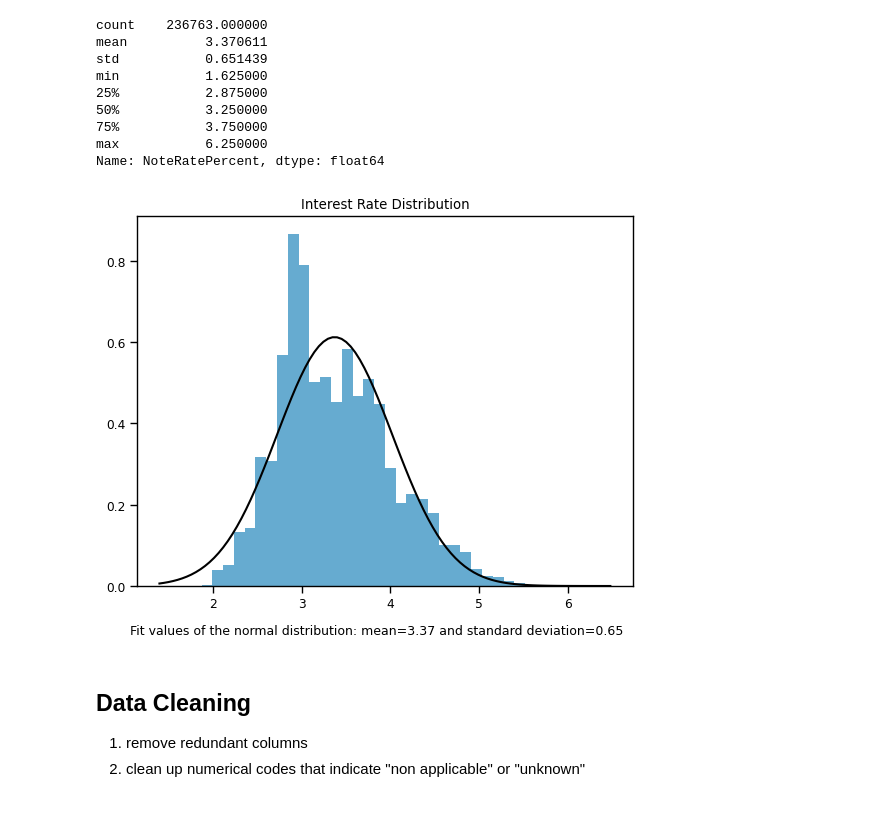
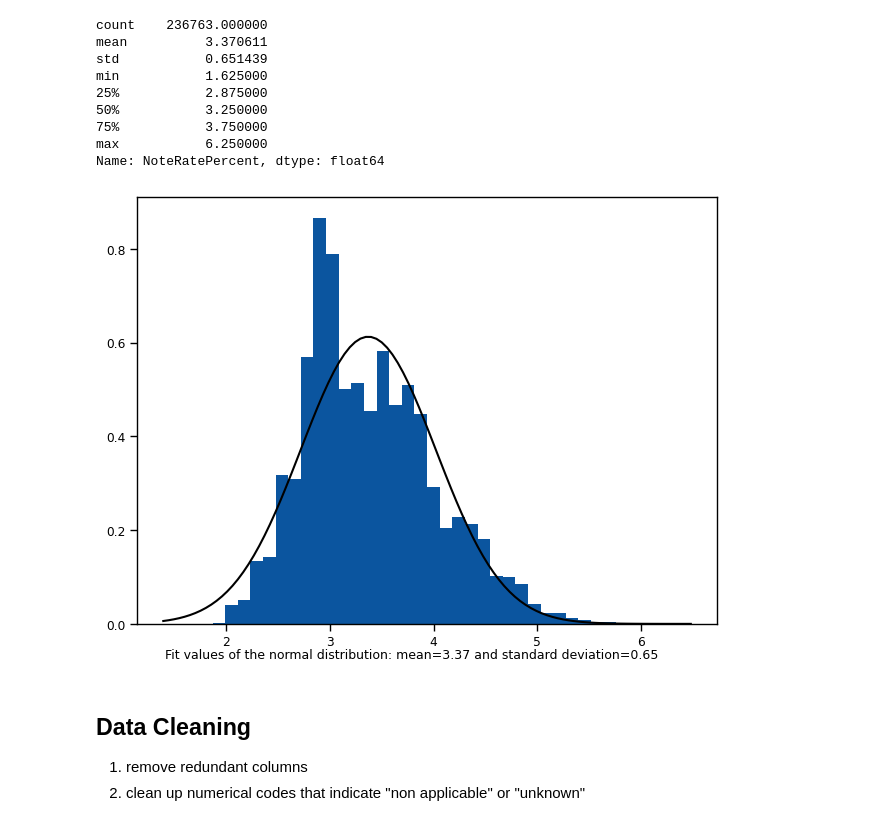
Before and after one commit to frafuria/GH_TEHSIS, a Jupyter notebook: CODICE/1_dataset/1_cleaning_exploratory_analysis.ipynb, the cells around one changed output. Cells and saved outputs as stored; diff of their text form; code cells hidden in the pictures.

```diff
--- a/CODICE/1_dataset/1_cleaning_exploratory_analysis.ipynb
+++ b/CODICE/1_dataset/1_cleaning_exploratory_analysis.ipynb
@@ -120,28 +120,30 @@ Name: NoteRatePercent, dtype: float64
 # %%
 import numpy as np
 from scipy.stats import norm
 import matplotlib.pyplot as plt
 
 mu, std = norm.fit(data.NoteRatePercent)
 
 # Plot the histogram.
-plt.hist(data.NoteRatePercent, bins=38, density=True, alpha=0.6)#, color='b')
+sns.set_palette('Blues_r')
+plt.hist(data.NoteRatePercent, bins=38, density=True)#, color='b')
 
 # Plot the PDF.
 xmin, xmax = plt.xlim()
 x = np.linspace(xmin, xmax, 100)
 p = norm.pdf(x, mu, std)
 
 plt.plot(x, p, 'k', linewidth= 1.5)
 title = "Interest Rate Distribution"
 footnote = "Fit values of the normal distribution: mean={:.2f} and standard deviation={:.2f}".format(mu, std)
-plt.title(title)
+#plt.title(title)
 plt.figtext(0.5, 0.01, footnote, ha="center", fontsize=9)
+plt.tight_layout()
 
-plt.savefig('IntRate_Distribution.png')
+plt.savefig('images/IntRate_Distribution.png')
 plt.show();
 # %% [output]
-[figure, old version]
+[figure, new version]
 # %% [markdown]
 ## Data Cleaning
 
```
Also changed, not shown: parts of 33 cells of this notebook, 12 other files.
